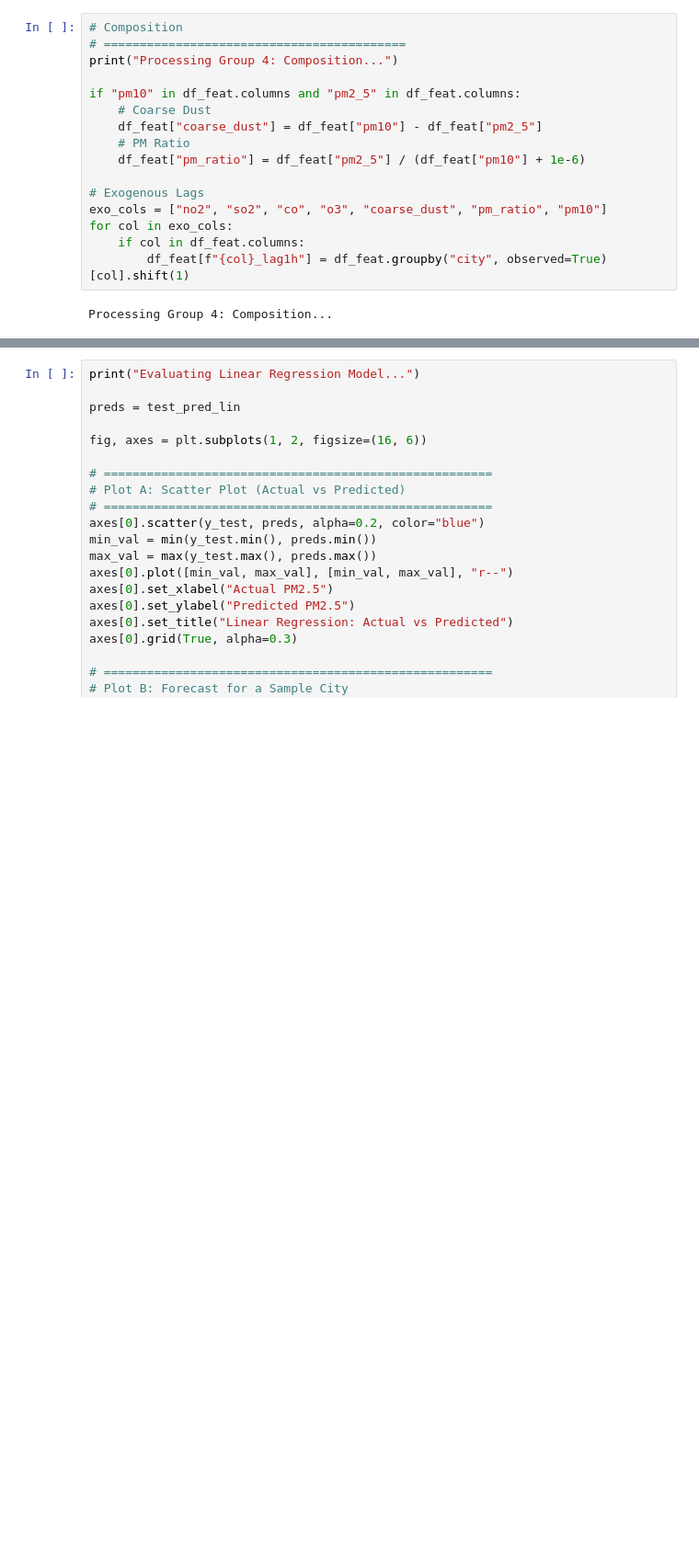
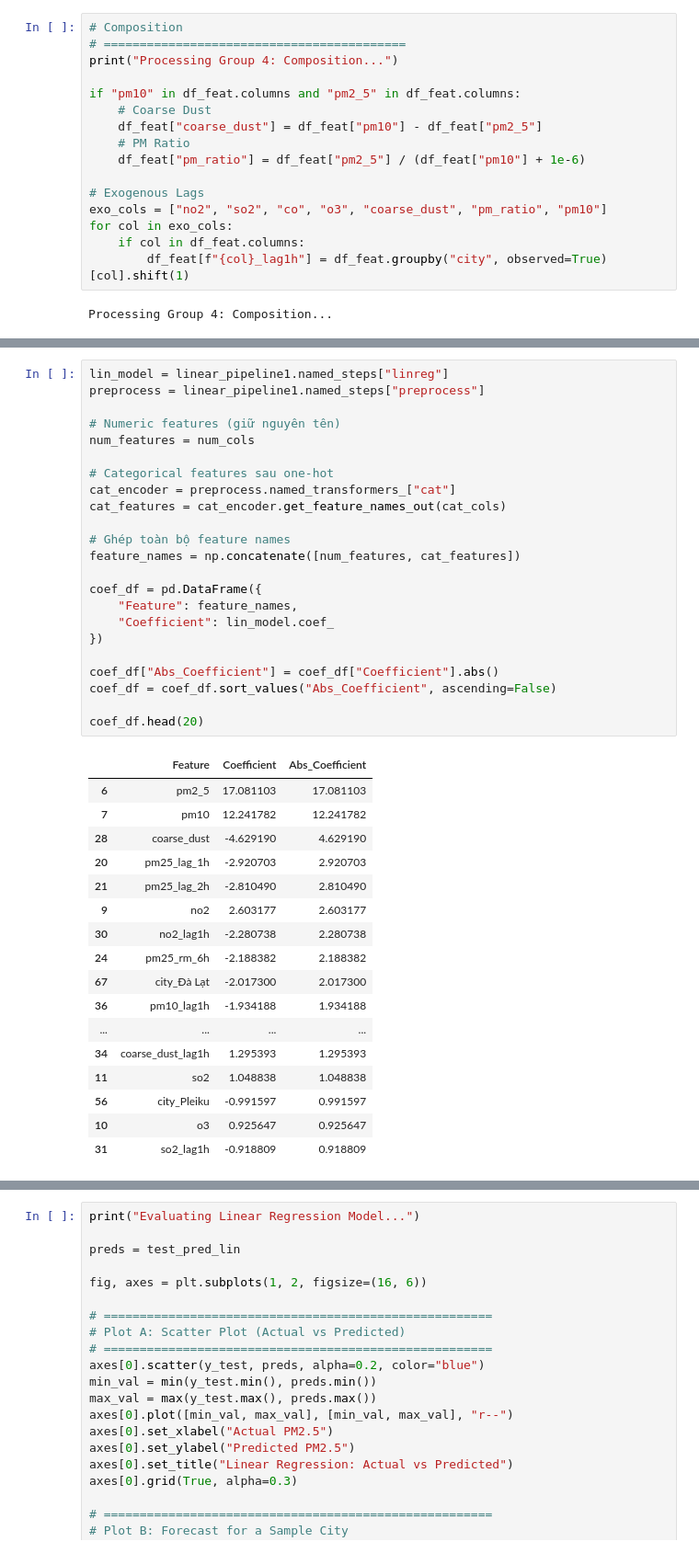
Before and after one commit to TrNguyenMQuan/VietNam_PM2.5_Forecasting, a Jupyter notebook: notebooks/model_linear.ipynb, the cells around one changed output, grey strips where cells are left out. Shown at 92% size. Cells and saved outputs as stored; diff of their text form; blank space fills up the shorter version.

```diff
--- a/notebooks/model_linear.ipynb
+++ b/notebooks/model_linear.ipynb
@@ -156,0 +244,41 @@ Processing Group 4: Composition...
+# %%
+lin_model = linear_pipeline1.named_steps["linreg"]
+preprocess = linear_pipeline1.named_steps["preprocess"]
+
+# Numeric features (giữ nguyên tên)
+num_features = num_cols
+
+# Categorical features sau one-hot
+cat_encoder = preprocess.named_transformers_["cat"]
+cat_features = cat_encoder.get_feature_names_out(cat_cols)
+
+# Ghép toàn bộ feature names
+feature_names = np.concatenate([num_features, cat_features])
+
+coef_df = pd.DataFrame({
+    "Feature": feature_names,
+    "Coefficient": lin_model.coef_
+})
+
+coef_df["Abs_Coefficient"] = coef_df["Coefficient"].abs()
+coef_df = coef_df.sort_values("Abs_Coefficient", ascending=False)
+
+coef_df.head(20)
+# %% [output]
+|  | Feature | Coefficient | Abs_Coefficient |
+| 6 | pm2_5 | 17.081103 | 17.081103 |
+| 7 | pm10 | 12.241782 | 12.241782 |
+| 28 | coarse_dust | -4.629190 | 4.629190 |
+| 20 | pm25_lag_1h | -2.920703 | 2.920703 |
+| 21 | pm25_lag_2h | -2.810490 | 2.810490 |
+| 9 | no2 | 2.603177 | 2.603177 |
+| 30 | no2_lag1h | -2.280738 | 2.280738 |
+| 24 | pm25_rm_6h | -2.188382 | 2.188382 |
+| 67 | city_Đà Lạt | -2.017300 | 2.017300 |
+| 36 | pm10_lag1h | -1.934188 | 1.934188 |
+| ... | ... | ... | ... |
+| 34 | coarse_dust_lag1h | 1.295393 | 1.295393 |
+| 11 | so2 | 1.048838 | 1.048838 |
+| 56 | city_Pleiku | -0.991597 | 0.991597 |
+| 10 | o3 | 0.925647 | 0.925647 |
+| 31 | so2_lag1h | -0.918809 | 0.918809 |
```
Also changed, not shown: parts of 19 cells of this notebook.
